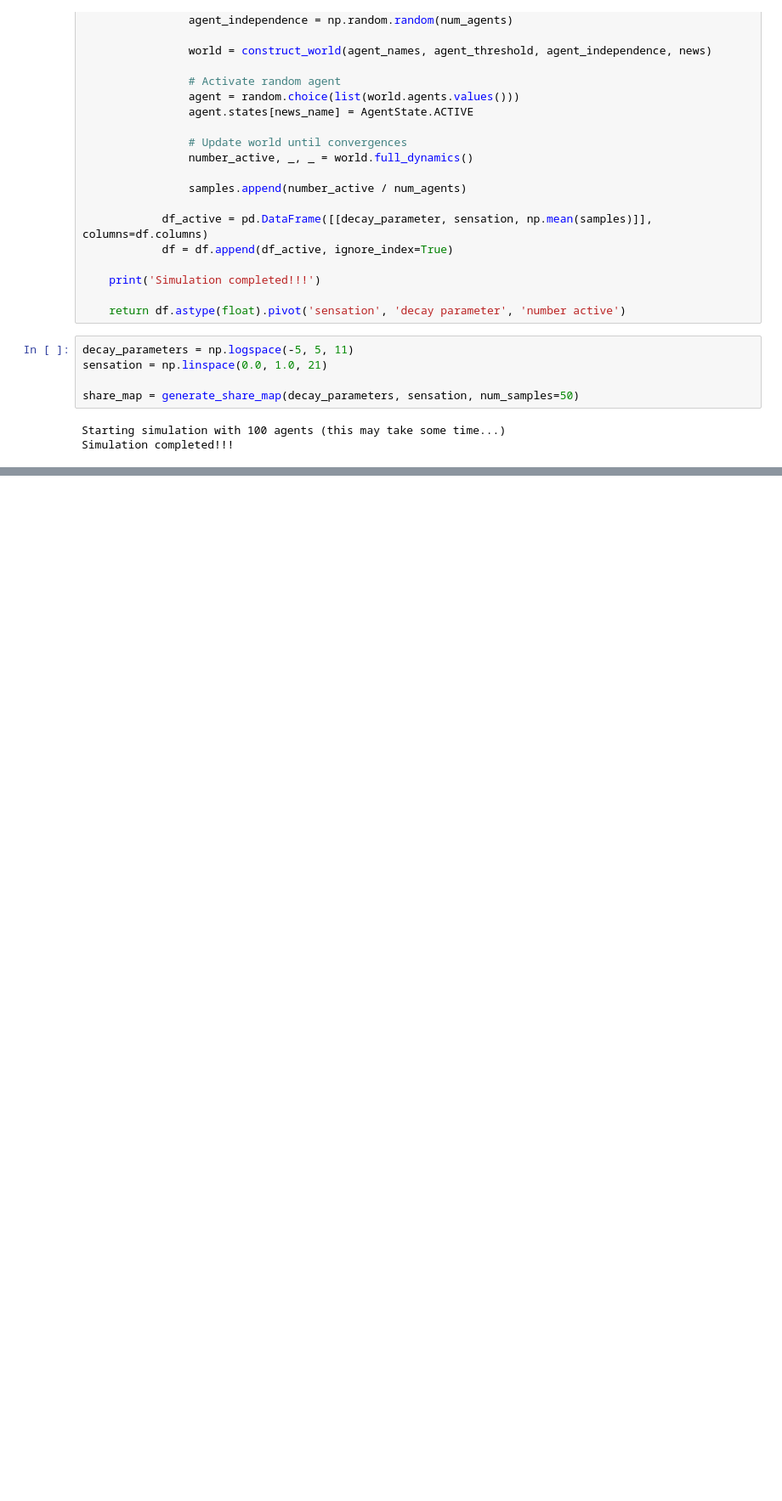
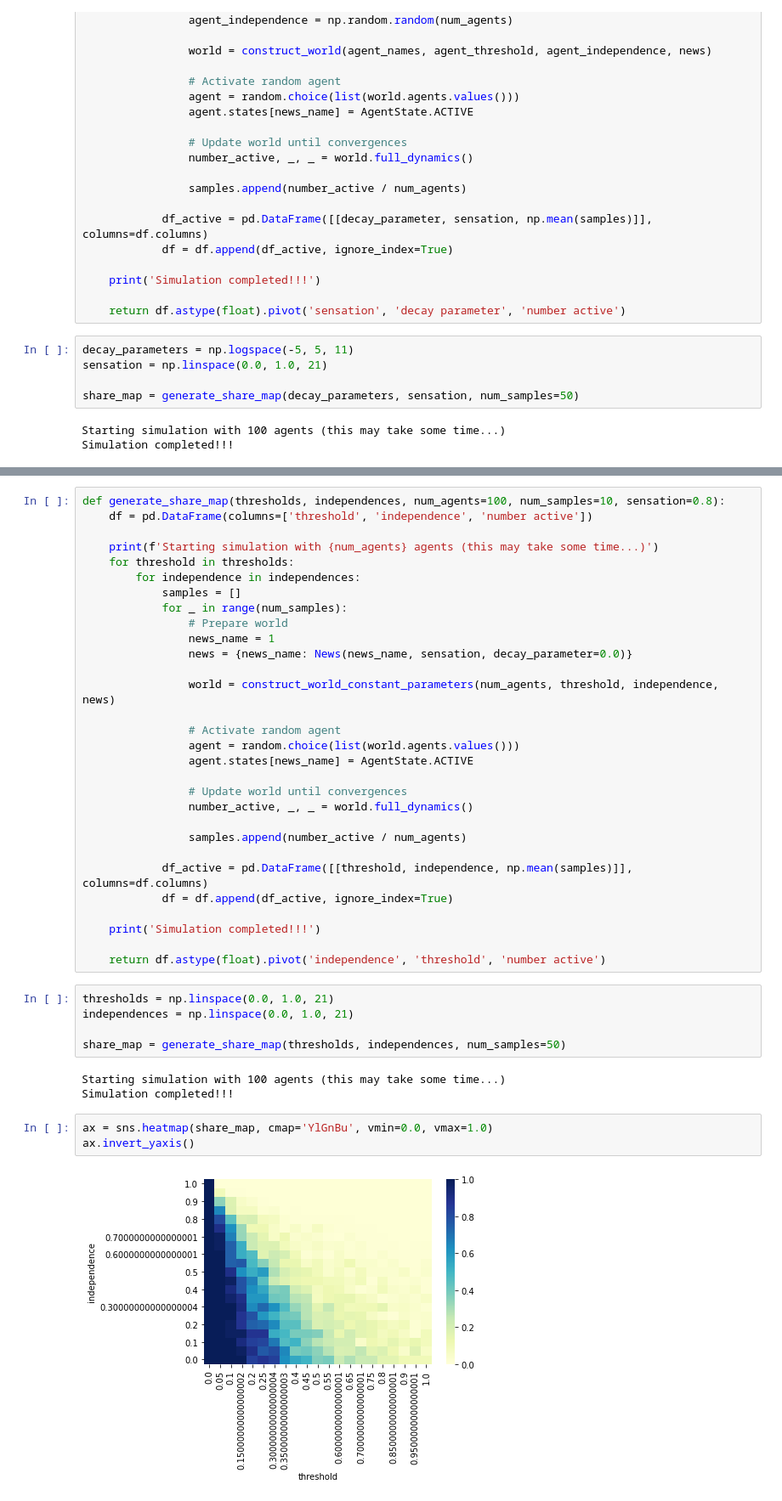
Before and after one commit to andreamusso96/ComplexSystemsProject, a Jupyter notebook: code/notebooks/agent_phase_diagram.ipynb, the cells around one changed output, grey strips where cells are left out. Shown at 85% size. Drawn from its saved outputs; the diff is of its cells as text; blank space fills up the shorter version.

```diff
--- a/code/notebooks/agent_phase_diagram.ipynb
+++ b/code/notebooks/agent_phase_diagram.ipynb
@@ -167,0 +172,43 @@ ax.invert_yaxis()
+# %%
+def generate_share_map(thresholds, independences, num_agents=100, num_samples=10, sensation=0.8):
+    df = pd.DataFrame(columns=['threshold', 'independence', 'number active'])
+
+    print(f'Starting simulation with {num_agents} agents (this may take some time...)')
+    for threshold in thresholds:
+        for independence in independences:
+            samples = []
+            for _ in range(num_samples):
+                # Prepare world
+                news_name = 1
+                news = {news_name: News(news_name, sensation, decay_parameter=0.0)}
+
+                world = construct_world_constant_parameters(num_agents, threshold, independence, news)
+
+                # Activate random agent
+                agent = random.choice(list(world.agents.values()))
+                agent.states[news_name] = AgentState.ACTIVE
+
+                # Update world until convergences
+                number_active, _, _ = world.full_dynamics()
+
+                samples.append(number_active / num_agents)
+
+            df_active = pd.DataFrame([[threshold, independence, np.mean(samples)]], columns=df.columns)
+            df = df.append(df_active, ignore_index=True)
+
+    print('Simulation completed!!!')
+
+    return df.astype(float).pivot('independence', 'threshold', 'number active')
+# %%
+thresholds = np.linspace(0.0, 1.0, 21)
+independences = np.linspace(0.0, 1.0, 21)
+
+share_map = generate_share_map(thresholds, independences, num_samples=50)
+# %% [output]
+Starting simulation with 100 agents (this may take some time...)
+Simulation completed!!!
+# %%
+ax = sns.heatmap(share_map, cmap='YlGnBu', vmin=0.0, vmax=1.0)
+ax.invert_yaxis()
+# %% [output]
+[figure, added]
```
Also changed, not shown: parts of 12 cells of this notebook.
